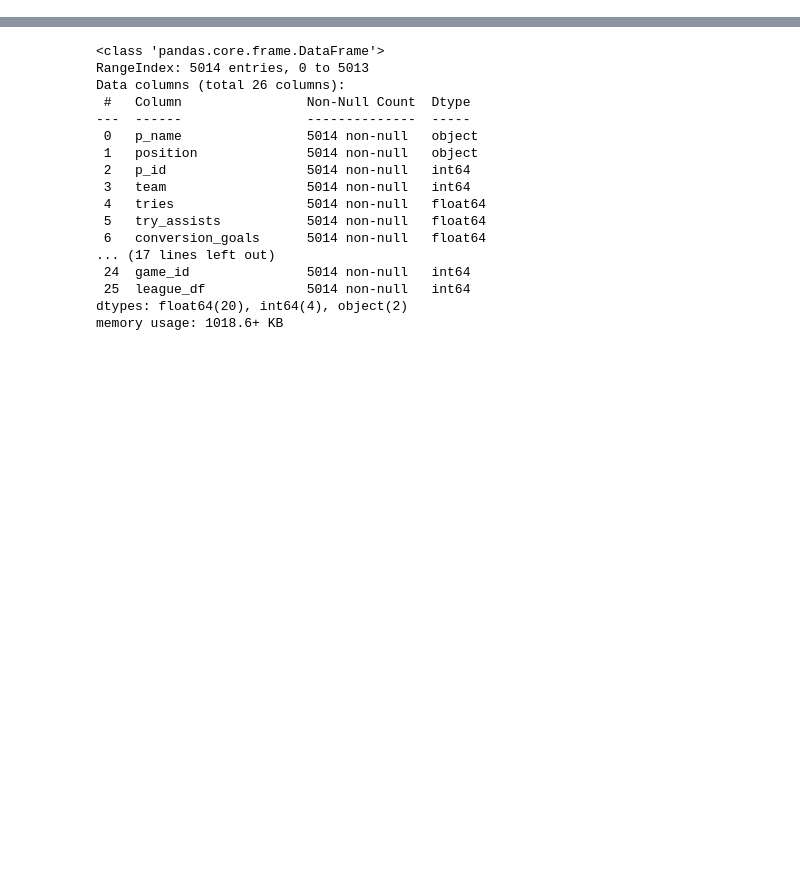
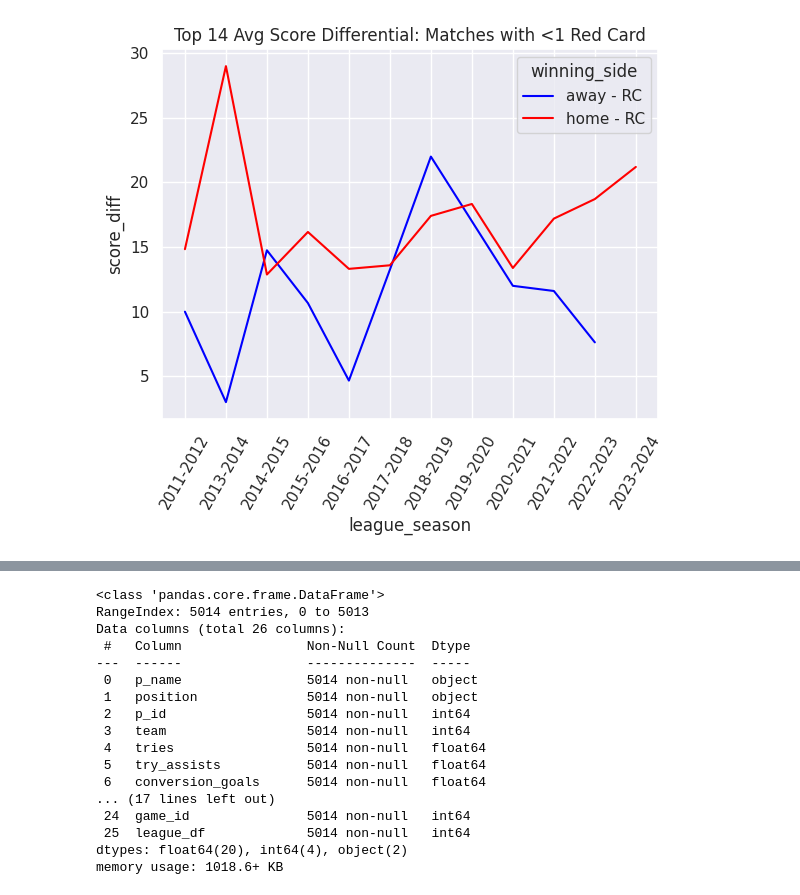
Before and after one commit to CGrosh/Rugby_DB_Analysis, a Jupyter notebook: scrape_code/stat_test.ipynb, the cells around one changed output, grey strips where cells are left out. Saved outputs shown, nothing was run; the diff lists cells and outputs as text; code cells hidden in the pictures; blank space fills up the shorter version.

```diff
--- a/scrape_code/stat_test.ipynb
+++ b/scrape_code/stat_test.ipynb
@@ -64,0 +139,7 @@ memory usage: 81.6+ KB
+# %%
+rc_games_t14 = t14_game_df[
+    (t14_game_df['home_red_cards'] > 0.0) |
+    (t14_game_df['away_red_cards'] > 0.0)]
+
+rc_games_t14 = format_score_diff_feats(rc_games_t14)
+t14_game_df = format_score_diff_feats(t14_game_df)
@@ -64,0 +219,18 @@ memory usage: 81.6+ KB
+# %%
+all_games_t14 = t14_game_df[t14_game_df['winning_side'] != 'Tie'].groupby(['league_season', 'winning_side'])['score_diff'].mean().reset_index(name='score_diff')
+rc_games_season_t14 = rc_games_t14[rc_games_t14['winning_side'] != 'Tie'].groupby(['league_season', 'winning_side'])['score_diff'].mean().reset_index(name='score_diff')
+
+rc_games_season_t14['winning_side'] = rc_games_season_t14['winning_side'] + ' - RC'
+
+color_codes = ['blue', 'red']
+# sns.lineplot(data=all_games, x='league_season', y='score_diff', hue='winning_side', errorbar=None)
+sns.lineplot(data=rc_games_season_t14, x='league_season', y='score_diff', hue='winning_side', palette=color_codes, errorbar=None)
+# cust_color_codes = ['purple', 'green']
+# sns.lineplot(data=all_games_t14, x='league_season', y='score_diff', hue='winning_side', palette=cust_color_codes, errorbar=None)
+
+
+plt.title('Top 14 Avg Score Differential: Matches with <1 Red Card')
+plt.xticks(rotation=60)
+plt.show()
+# %% [output]
+[figure, added]
```
Also changed, not shown: parts of 79 cells of this notebook, 2 other files.
